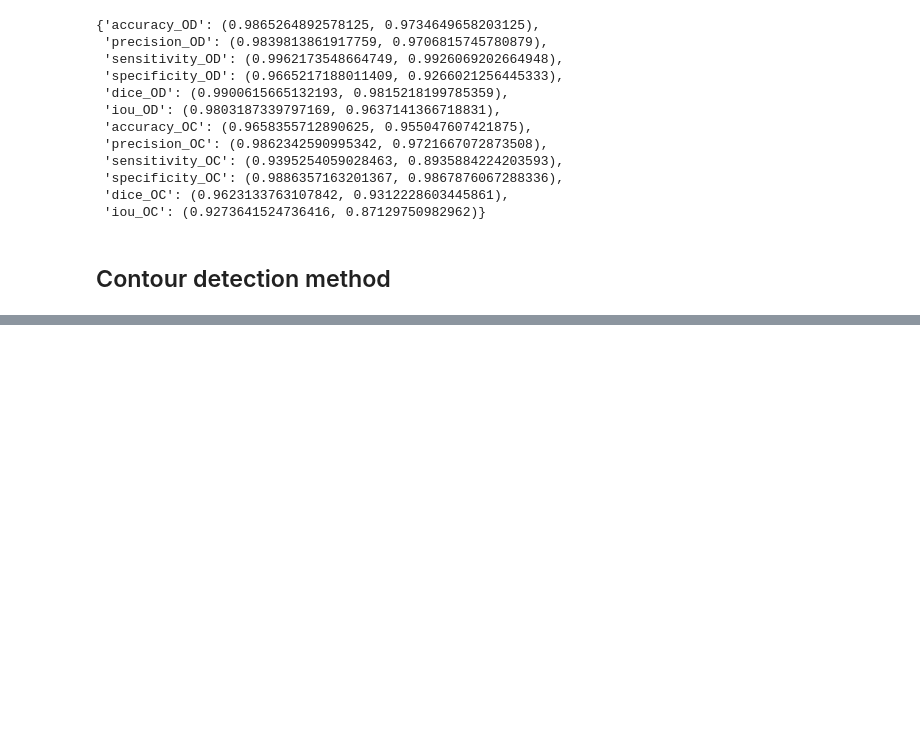
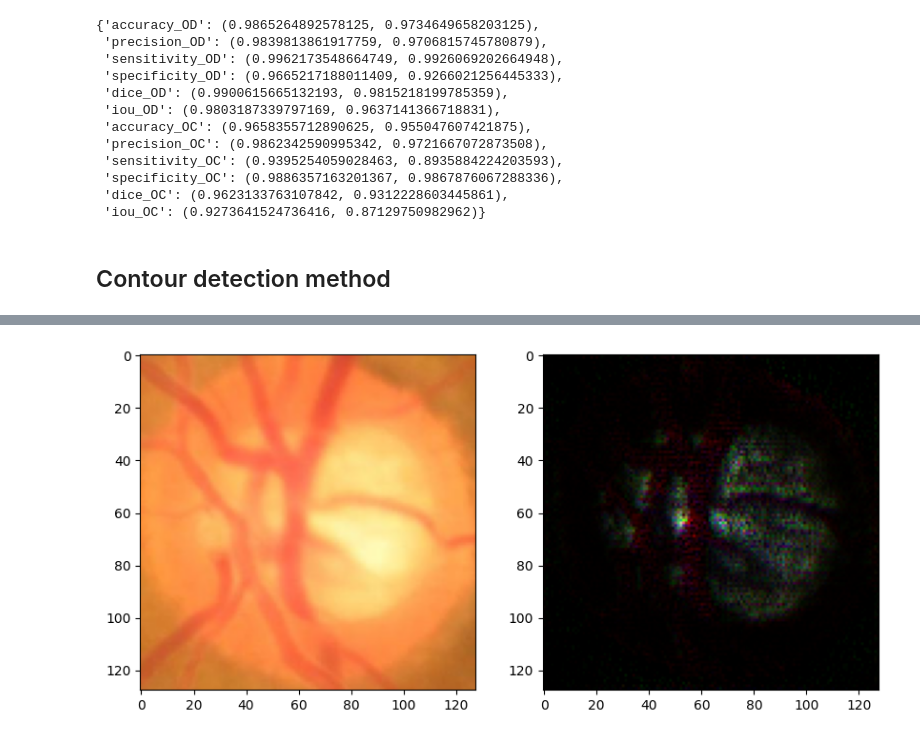
Before and after one commit to AkosKappel/DP-GlaucomaSegmentation, a Jupyter notebook: notebooks/workspace.ipynb, the cells around one changed output, grey strips where cells are left out. Cells and saved outputs as stored; diff of their text form; code cells hidden in the pictures; blank space fills up the shorter version.

```diff
--- a/notebooks/workspace.ipynb
+++ b/notebooks/workspace.ipynb
@@ -337,7 +406,7 @@ plt.show()
 # %%
 # torch.save(model.state_dict(), CHECKPOINT_DIR + 'model.pth')
 
-checkpoint = torch.load(CHECKPOINT_DIR + 'multiclass-model.pth')
+checkpoint = torch.load(CHECKPOINT_DIR + 'multiclass-unet-model.pth')
 model = Unet(3, 3, LAYERS).to(DEVICE)
 # model = DualUnet(3, 1, LAYERS).to(DEVICE)
 criterion = DiceLoss(3)
@@ -599,0 +671,11 @@ for epoch in range(5):
+# %%
+model = Unet(in_channels=3, out_channels=3, features=[32, 64, 128, 256, 512]).to(DEVICE)
+checkpoint = torch.load(CHECKPOINT_DIR + 'best-multiclass-unet-model.pth')
+model.load_state_dict(checkpoint['model'])
+model.eval()
+model = model.to(DEVICE)
+
+images, masks = next(iter(val_loader))
+images = images.float().to(DEVICE)
+masks = masks.long().to(DEVICE)
+# print(model)
@@ -599,0 +684,69 @@ for epoch in range(5):
+# %%
+class GuidedBackpropagation:
+    def __init__(self, model):
+        self.model = model
+        self.hooks = []
+        self.hook_layers()
+
+    def hook_layers(self):
+        def relu_hook_function(module, grad_in, grad_out):
+            if isinstance(module, torch.nn.ReLU):
+                return (torch.clamp(grad_in[0], min=0.),)
+
+        for module in self.model.modules():
+            if isinstance(module, nn.ReLU):
+                hook = module.register_backward_hook(relu_hook_function)
+                self.hooks.append(hook)
+
+    def unhook_layers(self):
+        for hook in self.hooks:
+            hook.remove()
+        self.hooks.clear()
+
+    def guided_backward(self, image, class_idx=None, to_numpy=True):
+        inputs = image.clone()
+        inputs.requires_grad = True
+
+        outputs = self.model(inputs)
+        if class_idx is None:
+            class_idx = torch.argmax(outputs, dim=1, keepdim=True)
+
+        onehot = torch.zeros_like(outputs)
+        onehot[0][class_idx] = 1
+
+        outputs.backward(gradient=onehot)
+        gradients = inputs.grad
+
+        # Keep only positive gradients
+        gradients = F.relu(gradients)
+
+        # Normalize
+        min_grad, max_grad = torch.min(gradients), torch.max(gradients)
+        gradients = (gradients - min_grad) / (max_grad - min_grad)
+        gradients = gradients.squeeze()
+
+        if to_numpy:
+            # Move channel axis to the last dimension
+            gradients = gradients.permute(1, 2, 0).cpu().numpy()
+
+        return gradients
+
+
+input_image = cv.imread(r"C:\Users\ASUS\PycharmProjects\DP-GlaucomaSegmentation\data\ORIGA\Images_Cropped\049.jpg")
+input_image = cv.cvtColor(input_image, cv.COLOR_BGR2RGB)
+input_image = cv.resize(input_image, (IMAGE_WIDTH, IMAGE_HEIGHT))
+input_image = torch.tensor(input_image, dtype=torch.float32).permute(2, 0, 1).unsqueeze(0)
+input_image = input_image.to(DEVICE)
+
+guided_bp = GuidedBackpropagation(model)
+guided_grads = guided_bp.guided_backward(input_image, class_idx=2)
+
+print(guided_grads.shape, guided_grads.min(), guided_grads.max())
+
+input_image = input_image.cpu().numpy()[0].transpose(1, 2, 0) / 255.0
+
+_, ax = plt.subplots(1, 2, figsize=(10, 5))
+ax[0].imshow(input_image)
+ax[1].imshow(guided_grads)
+plt.show()
+# %% [output]
@@ -599,0 +754 @@ for epoch in range(5):
+[figure, added]
```
Also changed, not shown: parts of 18 cells of this notebook, 3 other files.
